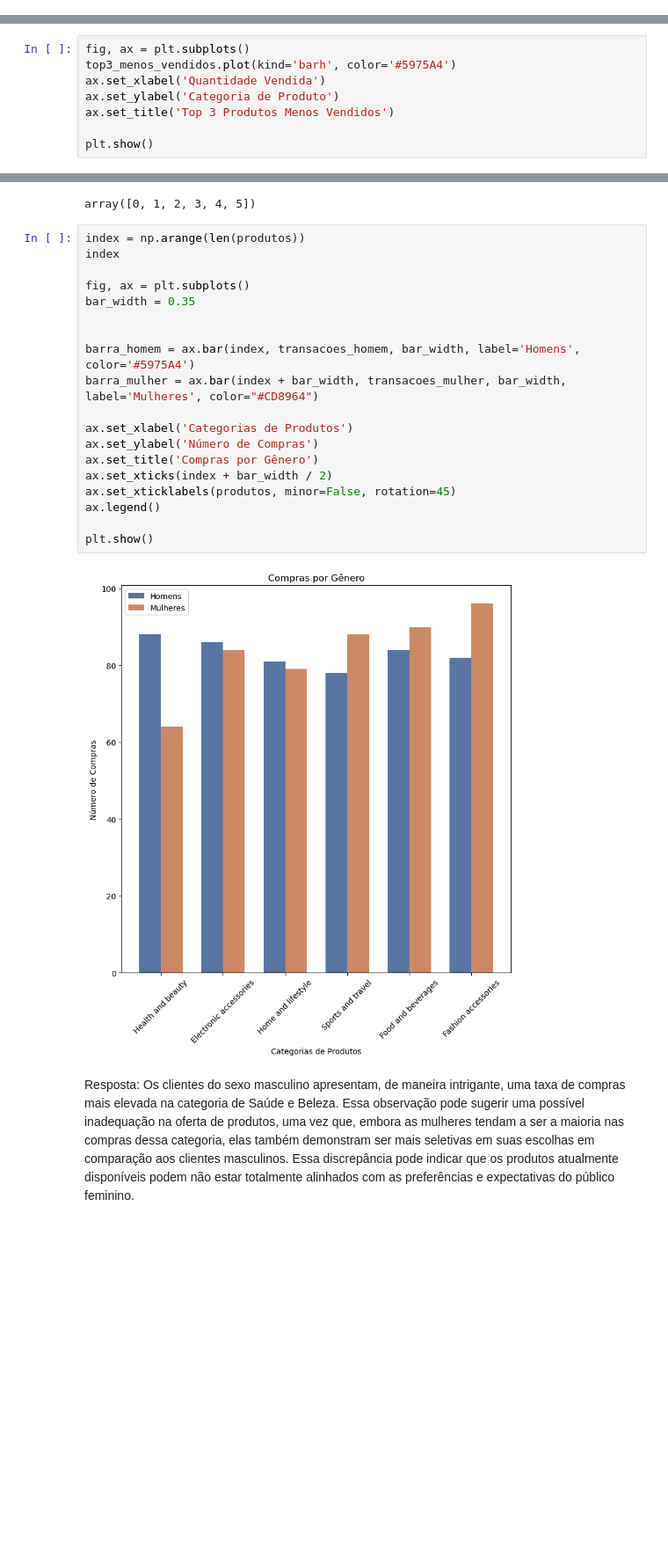
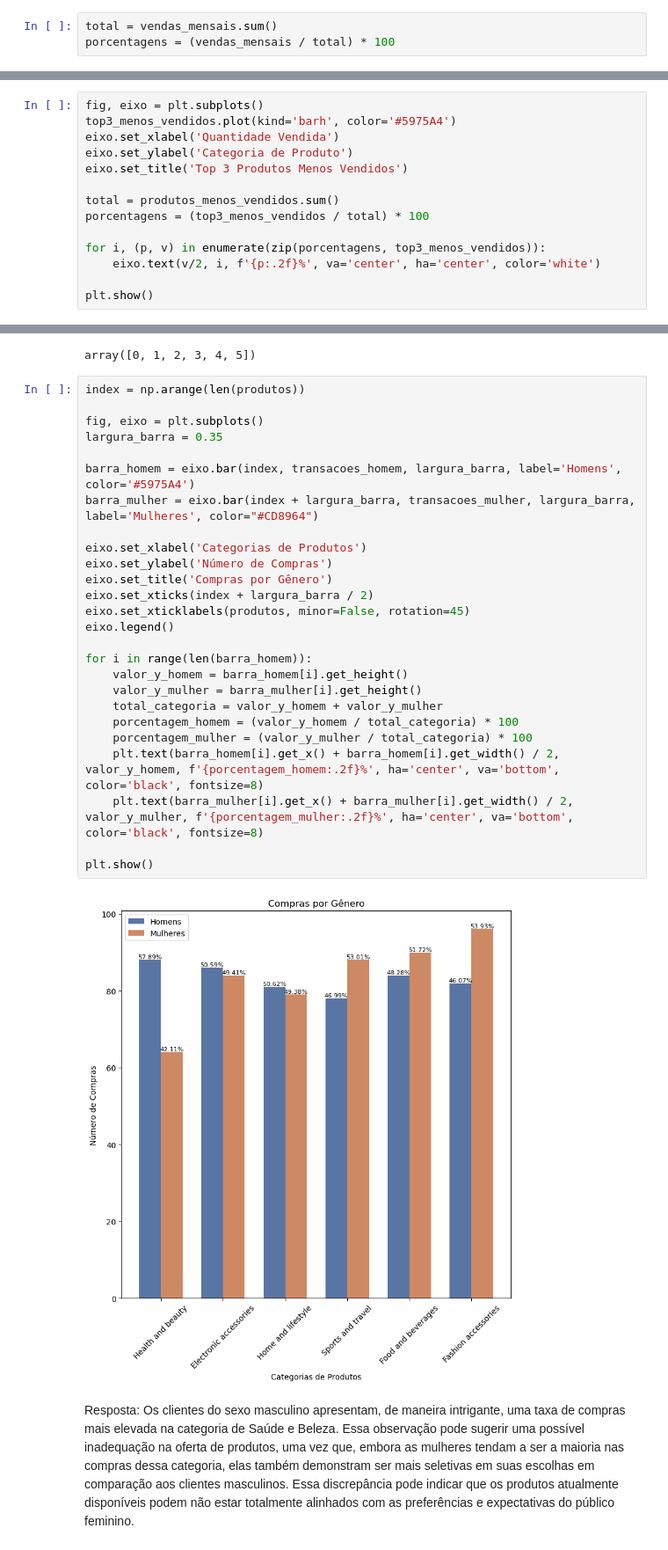
Before and after one commit to leonildolinck/ada-projeto-tecnicas-de-programacao, a Jupyter notebook: Projeto-Notebook.ipynb, the cells around one changed output, grey strips where cells are left out. Shown at 88% size. Drawn from its saved outputs; the diff is of its cells as text; blank space fills up the shorter version.

```diff
--- a/Projeto-Notebook.ipynb
+++ b/Projeto-Notebook.ipynb
@@ -558,4 +633,7 @@ January     116291.868
 March       109455.507
 February     97219.374
 Name: Total, dtype: float64
+# %%
+total = vendas_mensais.sum()
+porcentagens = (vendas_mensais / total) * 100
 # %%
@@ -673,11 +750,17 @@ Name: Total, dtype: float64
 produtos_menos_vendidos = df.groupby('Product line')['Total'].sum()
 top3_menos_vendidos = produtos_menos_vendidos.sort_values(ascending=True).head(3)
 # %%
-fig, ax = plt.subplots()
+fig, eixo = plt.subplots()
 top3_menos_vendidos.plot(kind='barh', color='#5975A4')
-ax.set_xlabel('Quantidade Vendida')
-ax.set_ylabel('Categoria de Produto')
-ax.set_title('Top 3 Produtos Menos Vendidos')
+eixo.set_xlabel('Quantidade Vendida')
+eixo.set_ylabel('Categoria de Produto')
+eixo.set_title('Top 3 Produtos Menos Vendidos')
+
+total = produtos_menos_vendidos.sum()
+porcentagens = (top3_menos_vendidos / total) * 100
+
+for i, (p, v) in enumerate(zip(porcentagens, top3_menos_vendidos)):
+    eixo.text(v/2, i, f'{p:.2f}%', va='center', ha='center', color='white')
 
 plt.show()
 # %% [output]
@@ -802,25 +892,32 @@ index
 array([0, 1, 2, 3, 4, 5])
 # %%
 index = np.arange(len(produtos))
-index
 
-fig, ax = plt.subplots()
-bar_width = 0.35
+fig, eixo = plt.subplots()
+largura_barra = 0.35
 
+barra_homem = eixo.bar(index, transacoes_homem, largura_barra, label='Homens', color='#5975A4')
+barra_mulher = eixo.bar(index + largura_barra, transacoes_mulher, largura_barra, label='Mulheres', color="#CD8964")
 
-barra_homem = ax.bar(index, transacoes_homem, bar_width, label='Homens', color='#5975A4')
-barra_mulher = ax.bar(index + bar_width, transacoes_mulher, bar_width, label='Mulheres', color="#CD8964")
+eixo.set_xlabel('Categorias de Produtos')
+eixo.set_ylabel('Número de Compras')
+eixo.set_title('Compras por Gênero')
+eixo.set_xticks(index + largura_barra / 2)
+eixo.set_xticklabels(produtos, minor=False, rotation=45)
+eixo.legend()
 
-ax.set_xlabel('Categorias de Produtos')
-ax.set_ylabel('Número de Compras')
-ax.set_title('Compras por Gênero')
-ax.set_xticks(index + bar_width / 2)
-ax.set_xticklabels(produtos, minor=False, rotation=45)
-ax.legend()
+for i in range(len(barra_homem)):
+    valor_y_homem = barra_homem[i].get_height()
+    valor_y_mulher = barra_mulher[i].get_height()
+    total_categoria = valor_y_homem + valor_y_mulher
+    porcentagem_homem = (valor_y_homem / total_categoria) * 100
+    porcentagem_mulher = (valor_y_mulher / total_categoria) * 100
+    plt.text(barra_homem[i].get_x() + barra_homem[i].get_width() / 2, valor_y_homem, f'{porcentagem_homem:.2f}%', ha='center', va='bottom', color='black', fontsize=8)
+    plt.text(barra_mulher[i].get_x() + barra_mulher[i].get_width() / 2, valor_y_mulher, f'{porcentagem_mulher:.2f}%', ha='center', va='bottom', color='black', fontsize=8)
 
 plt.show()
 # %% [output]
-[figure, old version]
+[figure, new version]
 # %% [markdown]
 Resposta: Os clientes do sexo masculino apresentam, de maneira intrigante, uma taxa de compras mais elevada na categoria de Saúde e Beleza. Essa observação pode sugerir uma possível inadequação na oferta de produtos, uma vez que, embora as mulheres tendam a ser a maioria nas compras dessa categoria, elas também demonstram ser mais seletivas em suas escolhas em comparação aos clientes masculinos. Essa discrepância pode indicar que os produtos atualmente disponíveis podem não estar totalmente alinhados com as preferências e expectativas do público feminino.
 # %% [markdown]
```
Also changed, not shown: parts of 43 cells of this notebook, 2 other files.
